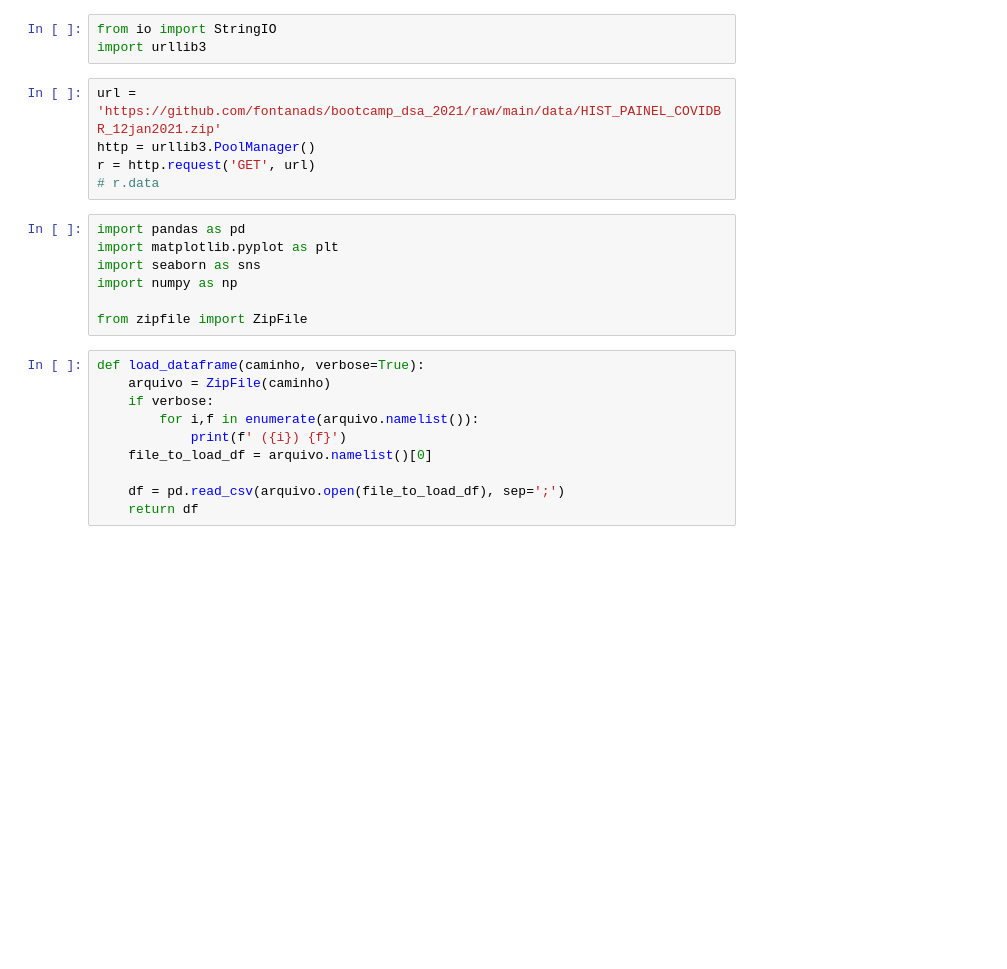
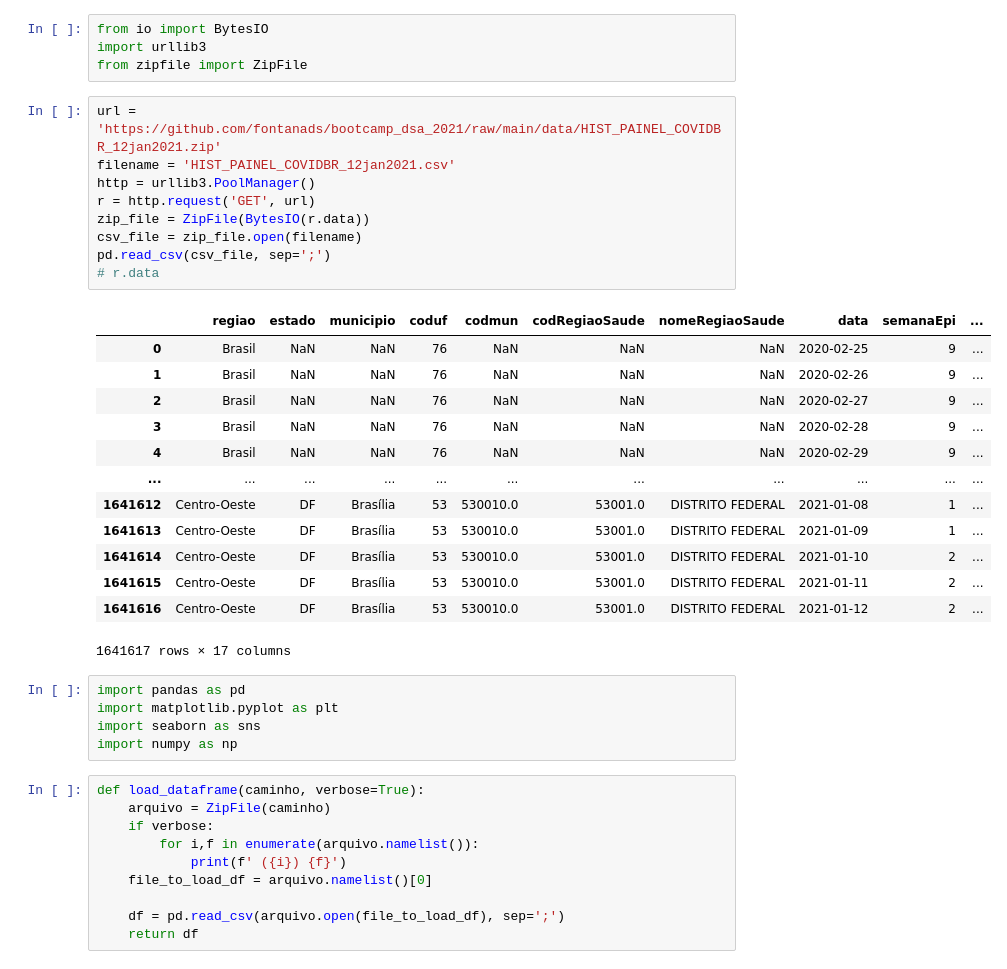
Before and after one commit to fontanads/bootcamp_dsa_2021, a Jupyter notebook: src/notebooks/analise_covid.ipynb, the cells around one changed output. Cells and saved outputs as stored; diff of their text form; blank space fills up the shorter version.

```diff
--- a/src/notebooks/analise_covid.ipynb
+++ b/src/notebooks/analise_covid.ipynb
@@ -1,18 +1,35 @@
 # %%
-from io import StringIO
+from io import BytesIO
 import urllib3
+from zipfile import ZipFile
 # %%
 url = 'https://github.com/fontanads/bootcamp_dsa_2021/raw/main/data/HIST_PAINEL_COVIDBR_12jan2021.zip'
+filename = 'HIST_PAINEL_COVIDBR_12jan2021.csv'
 http = urllib3.PoolManager()
 r = http.request('GET', url)
+zip_file = ZipFile(BytesIO(r.data))
+csv_file = zip_file.open(filename)
+pd.read_csv(csv_file, sep=';')
 # r.data
+# %% [output]
+|  | regiao | estado | municipio | coduf | codmun | codRegiaoSaude | nomeRegiaoSaude | data | semanaEpi | ... |
+| 0 | Brasil | NaN | NaN | 76 | NaN | NaN | NaN | 2020-02-25 | 9 | ... |
+| 1 | Brasil | NaN | NaN | 76 | NaN | NaN | NaN | 2020-02-26 | 9 | ... |
+| 2 | Brasil | NaN | NaN | 76 | NaN | NaN | NaN | 2020-02-27 | 9 | ... |
+| 3 | Brasil | NaN | NaN | 76 | NaN | NaN | NaN | 2020-02-28 | 9 | ... |
+| 4 | Brasil | NaN | NaN | 76 | NaN | NaN | NaN | 2020-02-29 | 9 | ... |
+| ... | ... | ... | ... | ... | ... | ... | ... | ... | ... | ... |
+| 1641612 | Centro-Oeste | DF | Brasília | 53 | 530010.0 | 53001.0 | DISTRITO FEDERAL | 2021-01-08 | 1 | ... |
+| 1641613 | Centro-Oeste | DF | Brasília | 53 | 530010.0 | 53001.0 | DISTRITO FEDERAL | 2021-01-09 | 1 | ... |
+| 1641614 | Centro-Oeste | DF | Brasília | 53 | 530010.0 | 53001.0 | DISTRITO FEDERAL | 2021-01-10 | 2 | ... |
+| 1641615 | Centro-Oeste | DF | Brasília | 53 | 530010.0 | 53001.0 | DISTRITO FEDERAL | 2021-01-11 | 2 | ... |
+| 1641616 | Centro-Oeste | DF | Brasília | 53 | 530010.0 | 53001.0 | DISTRITO FEDERAL | 2021-01-12 | 2 | ... |
+1641617 rows × 17 columns
 # %%
 import pandas as pd
 import matplotlib.pyplot as plt
 import seaborn as sns
 import numpy as np
-
-from zipfile import ZipFile
 # %%
 def load_dataframe(caminho, verbose=True):
     arquivo = ZipFile(caminho)
```
Also changed, not shown: 1 other file.
